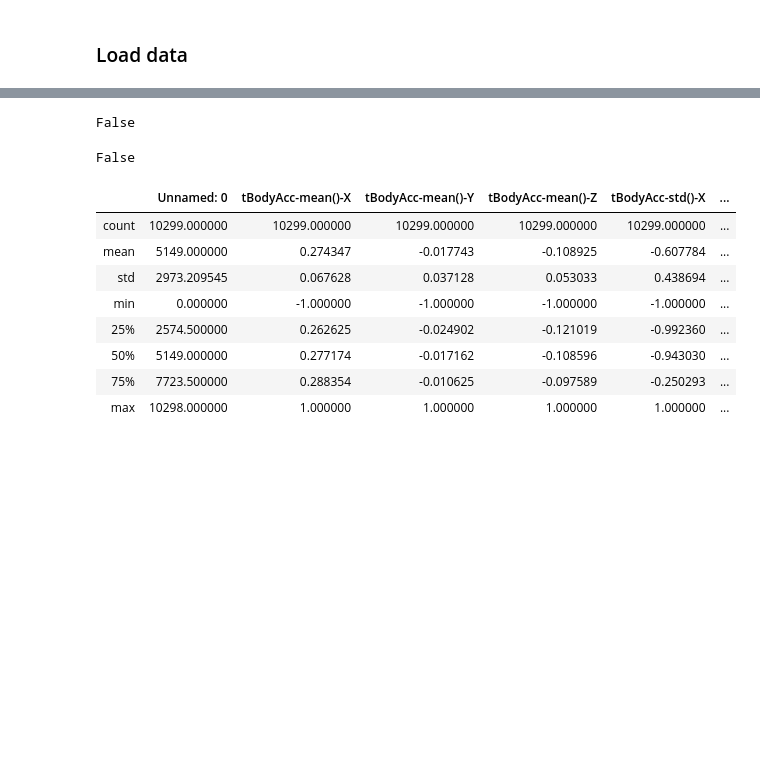
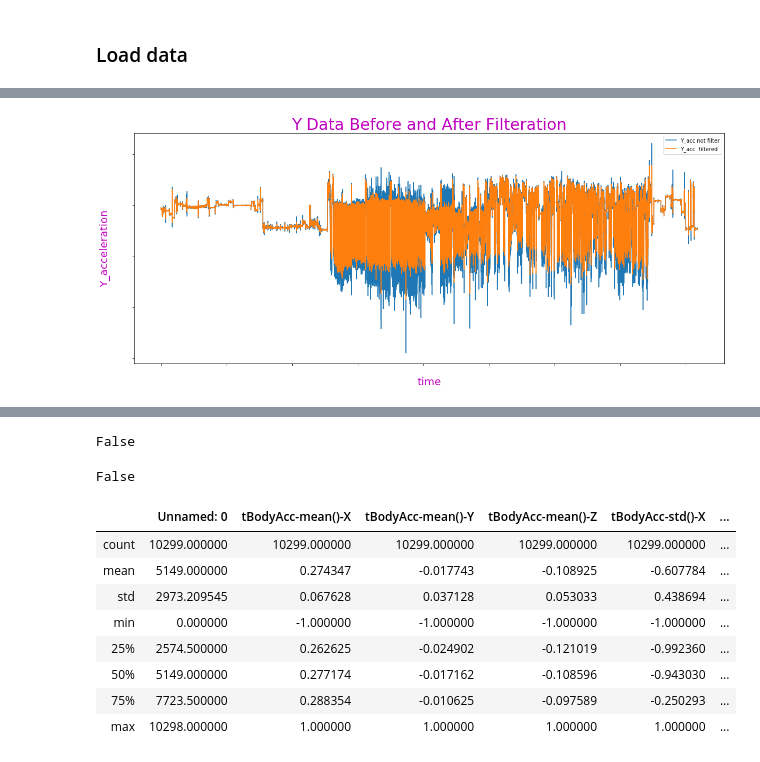
Before and after one commit to yousefkhaled282/Selected_1, a Jupyter notebook: Human Activity Recognition.ipynb, the cells around one changed output, grey strips where cells are left out. Saved outputs shown, nothing was run; the diff lists cells and outputs as text; code cells hidden in the pictures; blank space fills up the shorter version.

```diff
--- a/Human Activity Recognition.ipynb
+++ b/Human Activity Recognition.ipynb
@@ -8,0 +75,15 @@ import seaborn as sns
+# %%
+def Filter (Data):
+        a=0.5  # Cofficient of filter
+        S=list(Data)  #convert acc data to list
+        X=[]          #empty list to append filter data in it
+        for i in range(0,len(S)):
+            if i==0:
+                X.append(a*S[i])
+            else:
+                X.append((1-a)*X[i-1]+a*S[i])
+        return(X)
+# %%
+X_filtered=Filter(X_acc)
+Y_filtered=Filter(Y_acc)
+Z_filtered=Filter(Z_acc)
@@ -8,0 +106,14 @@ import seaborn as sns
+# %%
+plt.figure(figsize=(20,8))
+plt.plot(df['timeElapsed'],df['y'],label='Y_acc not filter')
+plt.plot(df['timeElapsed'],Y_filtered,label='Y_acc  filtered')
+plt.title('Y Data Before and After Filteration',color='m',fontsize=30)
+plt.ylabel('Y_acceleration',color='m',fontsize=20)
+plt.xlabel('time',color='m',fontsize=20)
+plt.xticks(fontsize=16,color='white')
+plt.yticks(fontsize=16,color='white')
+plt.legend()
+
+plt.show()
+# %% [output]
+[figure, added]
```
Also changed, not shown: parts of 31 cells of this notebook, 5 other files.
